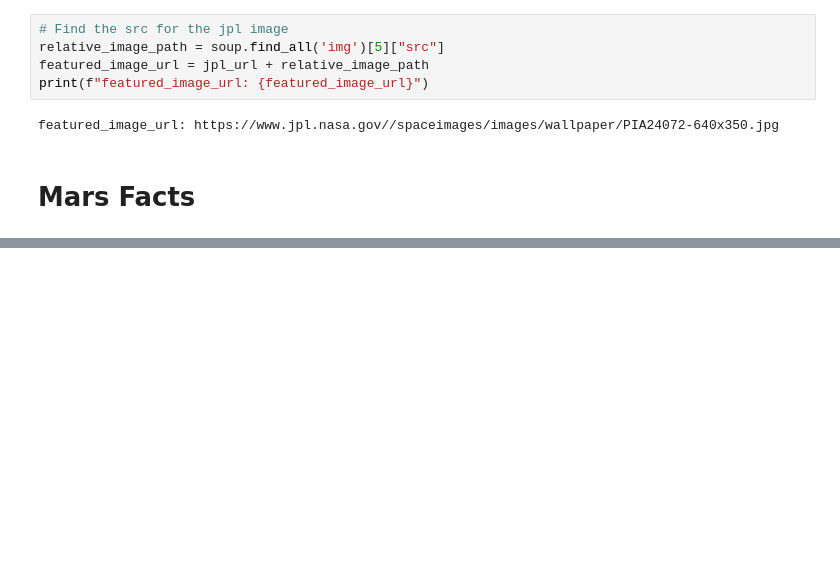
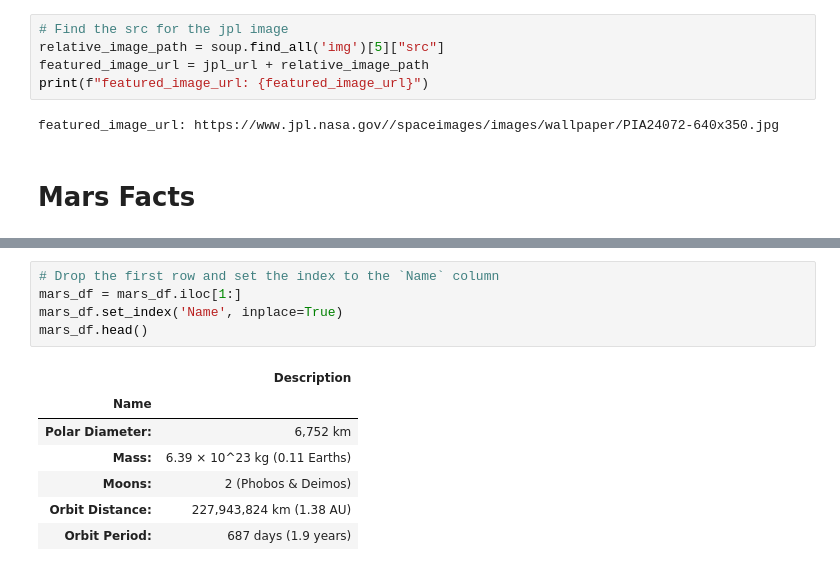
Before and after one commit to charlim26/web-scraping-challenge, a Jupyter notebook: Missions_to_Mars/mission_to_mars.ipynb, the cells around one changed output, grey strips where cells are left out. Drawn from its saved outputs; the diff is of its cells as text; blank space fills up the shorter version.

```diff
--- a/Missions_to_Mars/mission_to_mars.ipynb
+++ b/Missions_to_Mars/mission_to_mars.ipynb
@@ -105,0 +138,13 @@ featured_image_url: https://www.jpl.nasa.gov//spaceimages/images/wallpaper/PIA24
+# %%
+# Drop the first row and set the index to the `Name` column
+mars_df = mars_df.iloc[1:]
+mars_df.set_index('Name', inplace=True)
+mars_df.head()
+# %% [output]
+|  | Description |
+| Name |  |
+| Polar Diameter: | 6,752 km |
+| Mass: | 6.39 × 10^23 kg (0.11 Earths) |
+| Moons: | 2 (Phobos & Deimos) |
+| Orbit Distance: | 227,943,824 km (1.38 AU) |
+| Orbit Period: | 687 days (1.9 years) |
```
Also changed, not shown: parts of 11 cells of this notebook, 1 other file.
